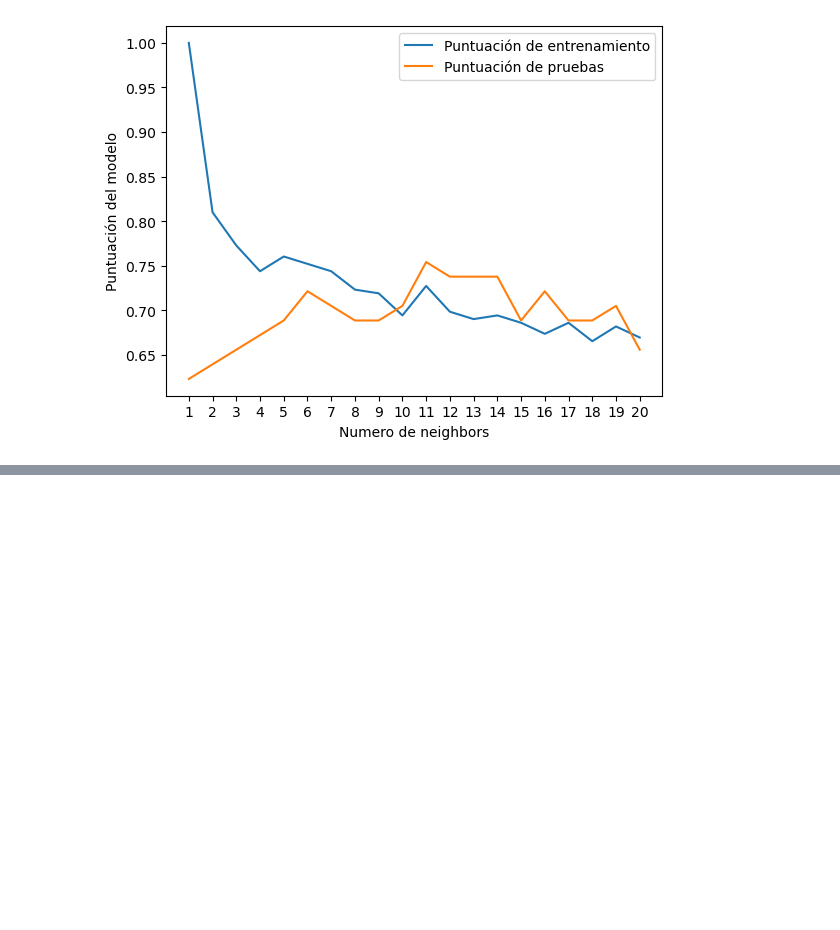
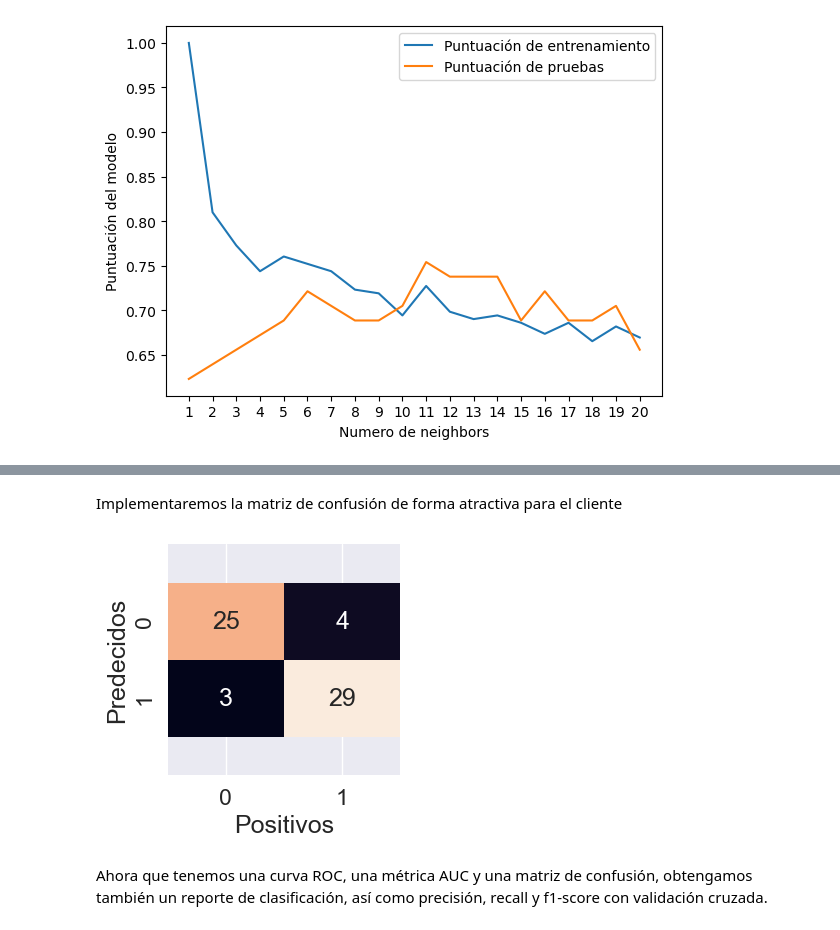
Before and after one commit to jjvemz/ML-and-DL-Bootcamp, a Jupyter notebook: HeartDiseaseProject/end-to-end heart disease predictions.ipynb, the cells around one changed output, grey strips where cells are left out. Saved outputs shown, nothing was run; the diff lists cells and outputs as text; code cells hidden in the pictures; blank space fills up the shorter version.

Commit message:
finishing heart disease predictions project

```diff
--- a/HeartDiseaseProject/end-to-end heart disease predictions.ipynb
+++ b/HeartDiseaseProject/end-to-end heart disease predictions.ipynb
@@ -633,0 +790,2 @@ Maximum KNN score on the test data: 75.41%
+# %%
+y_preds = gs_log_reg.predict(X_test)
@@ -633,0 +820,21 @@ Maximum KNN score on the test data: 75.41%
+# %% [markdown]
+Implementaremos la matriz de confusión de forma atractiva para el cliente
+# %%
+sns.set(font_scale=1.5)
+
+def plot_conf_mat(y_test, y_preds):
+    fig, ax = plt.subplots(figsize=(3,3))
+    ax = sns.heatmap(confusion_matrix(y_test, y_preds),
+                    annot=True,
+                    cbar= False)
+    plt.xlabel("Positivos")
+    plt.ylabel("Predecidos")
+
+    bottom, top = ax.get_ylim()
+    ax.set_ylim(bottom + 0.5, top - 0.5)
+
+plot_conf_mat(y_test, y_preds)
+# %% [output]
+[figure, added]
+# %% [markdown]
+Ahora que tenemos una curva ROC, una métrica AUC y una matriz de confusión, obtengamos también un reporte de clasificación, así como precisión, recall y f1-score con validación cruzada.
```
Also changed, not shown: parts of 68 cells of this notebook.
